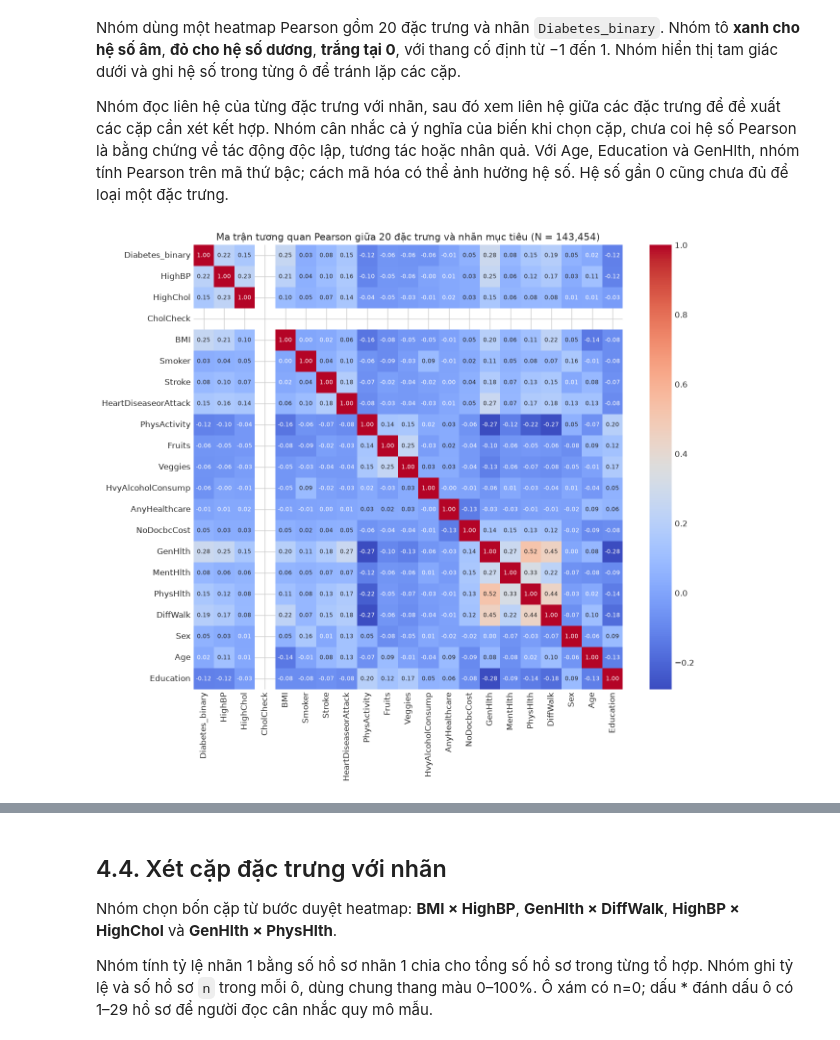
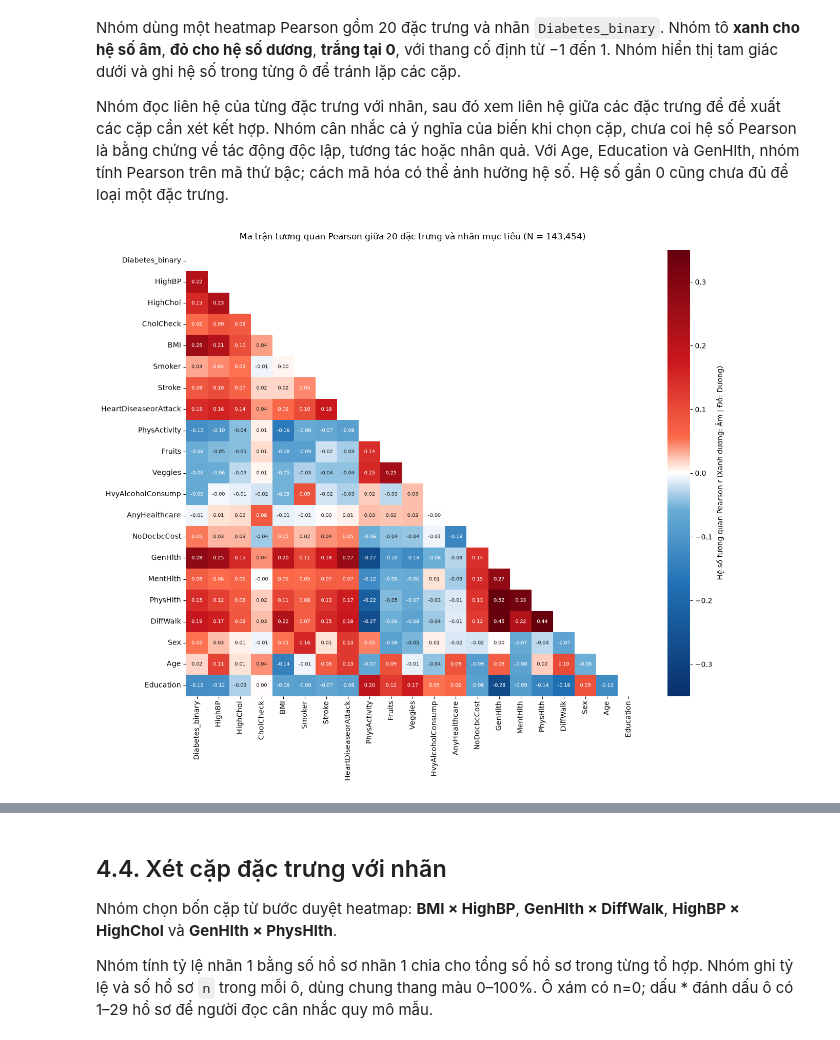
Before and after one commit to trancongdureal/ADY201m, a Jupyter notebook: Bao_cao_cuoi_ky_Nhom_6_v2.ipynb, the cells around one changed output, grey strips where cells are left out. Saved outputs shown, nothing was run; the diff lists cells and outputs as text; code cells hidden in the pictures.

```diff
--- a/Bao_cao_cuoi_ky_Nhom_6_v2.ipynb
+++ b/Bao_cao_cuoi_ky_Nhom_6_v2.ipynb
@@ -976,13 +976,35 @@ Nhóm dùng một heatmap Pearson gồm 20 đặc trưng và nhãn `Diabetes_bin
 Nhóm đọc liên hệ của từng đặc trưng với nhãn, sau đó xem liên hệ giữa các đặc trưng để đề xuất các cặp cần xét kết hợp. Nhóm cân nhắc cả ý nghĩa của biến khi chọn cặp, chưa coi hệ số Pearson là bằng chứng về tác động độc lập, tương tác hoặc nhân quả. Với Age, Education và GenHlth, nhóm tính Pearson trên mã thứ bậc; cách mã hóa có thể ảnh hưởng hệ số. Hệ số gần 0 cũng chưa đủ để loại một đặc trưng.
 # %%
 # Biểu đồ 10: Ma trận tương quan Pearson giữa 20 đặc trưng và nhãn mục tiêu (N = 143,454)
-fig, ax = plt.subplots(figsize=(12, 10))
+from matplotlib.colors import LinearSegmentedColormap
+
+# Thiết lập dải màu tương quan phân kỳ có độ tương phản cao:
+# Hệ số âm (< 0) ngả Xanh dương, Hệ số dương (> 0) ngả Đỏ
+# Thu hẹp dải màu trắng trung tâm tại 0 để hạn chế màu nhạt, phân biệt sắc nét tương quan âm - dương
+cmap_corr = LinearSegmentedColormap.from_list(
+    'BlueWhiteRed',
+    [(0.00, '#08306b'), (0.25, '#2171b5'), (0.42, '#6baed6'), (0.48, '#deebf7'),
+     (0.50, '#ffffff'),
+     (0.52, '#fee0d2'), (0.58, '#fb6a4a'), (0.75, '#cb181d'), (1.00, '#67000d')]
+)
+
+fig, ax = plt.subplots(figsize=(13, 11))
 corr_matrix = df_clean[[TARGET] + FEATURES].corr()
-sns.heatmap(corr_matrix, annot=True, fmt='.2f', cmap='coolwarm', cbar=True, ax=ax, annot_kws={"size": 7})
-ax.set_title("Ma trận tương quan Pearson giữa 20 đặc trưng và nhãn mục tiêu (N = 143,454)")
+
+# Che tam giác trên để tránh trùng lặp thông tin và tập trung vào các cặp tương quan
+mask = np.triu(np.ones_like(corr_matrix, dtype=bool))
+
+sns.heatmap(
+    corr_matrix, mask=mask, annot=True, fmt='.2f',
+    cmap=cmap_corr, vmin=-0.35, vmax=0.35, center=0,
+    cbar=True, ax=ax, annot_kws={'size': 7.5},
+    cbar_kws={'label': 'Hệ số tương quan Pearson r (Xanh dương: Âm | Đỏ: Dương)'}
+)
+ax.set_title('Ma trận tương quan Pearson giữa 20 đặc trưng và nhãn mục tiêu (N = 143,454)', fontsize=12, pad=15)
+plt.tight_layout()
 plt.show()
 # %% [output]
-[figure, old version]
+[figure, new version]
 # %%
 # Bảng 23: Hệ số tương quan Pearson của 20 đặc trưng với nhãn mục tiêu Diabetes_binary
 corr_series = df_clean.corr()['Diabetes_binary'].drop('Diabetes_binary').sort_values(ascending=False)
```
Also changed, not shown: parts of 1 cell of this notebook.
